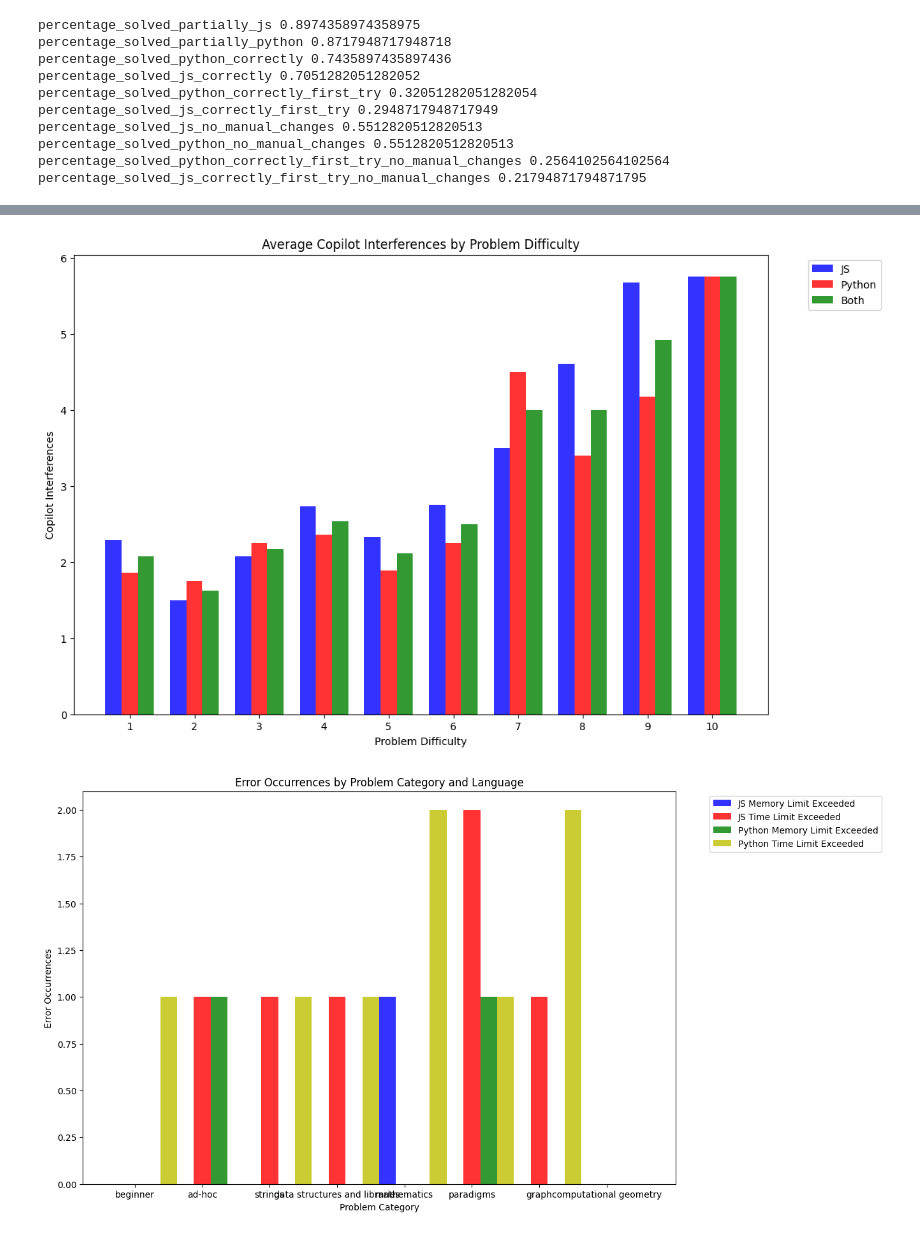
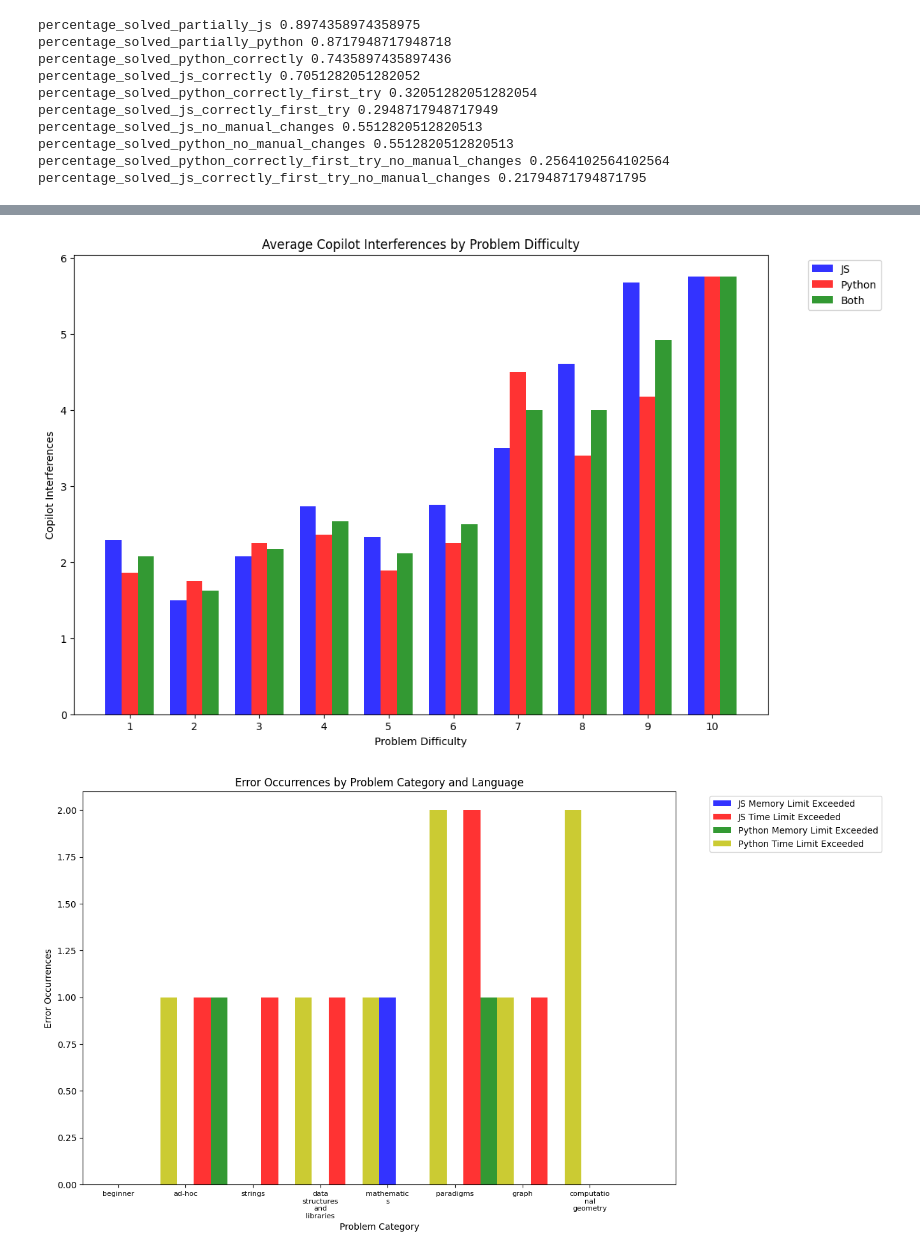
Before and after one commit to RdgFerreira/poc, a Jupyter notebook: analysis.ipynb, the cells around one changed output, grey strips where cells are left out. Cells and saved outputs as stored; diff of their text form; code cells hidden in the pictures.

```diff
--- a/analysis.ipynb
+++ b/analysis.ipynb
@@ -2192,8 +2192,8 @@ rects3 = plt.bar(index + 2 * bar_width, [performance_metrics_by_type[type]["both
 plt.xlabel('Problem Type', size=10)
 plt.ylabel('Performance Metric')
 plt.title('Average Performance Metric by Problem Type')
-wrapped_labels = [textwrap.fill(label, 10) for label in types]
-plt.xticks(index + bar_width, wrapped_labels, size=8)
+wrapped_labels = [textwrap.fill(label, 6) for label in types]
+plt.xticks(index + bar_width, wrapped_labels, size=7.1)
 plt.legend(bbox_to_anchor=(1.05, 1), loc='upper left')
 # plt.tight_layout()
 plt.show()
@@ -2311,7 +2311,8 @@ rects4 = plt.bar(index + 3 * bar_width, [error_occurrences_by_category_and_langu
 plt.xlabel('Problem Category', size=10)
 plt.ylabel('Error Occurrences')
 plt.title('Error Occurrences by Problem Category and Language')
-plt.xticks(index + bar_width, categories, size=10)
+wrapped_labels = [textwrap.fill(label, 10) for label in categories]
+plt.xticks(index, wrapped_labels, size=8)
 plt.legend(bbox_to_anchor=(1.05, 1), loc='upper left')
 # plt.tight_layout()
 plt.show()
@@ -2322,3 +2323,3 @@ plt.show()
 [figure]
 [figure]
-[figure, old version]
+[figure, new version]
```
Also changed, not shown: parts of 1 cell of this notebook.
